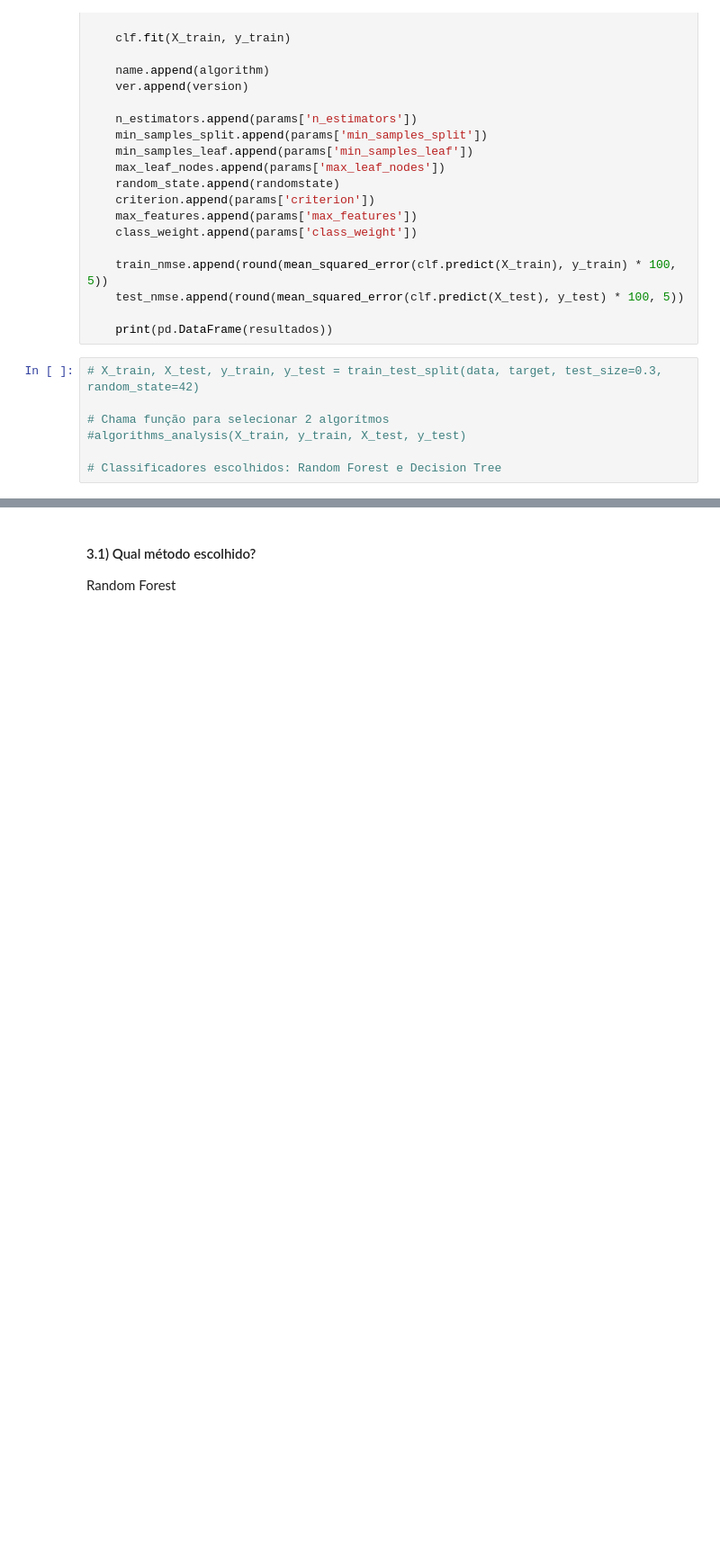
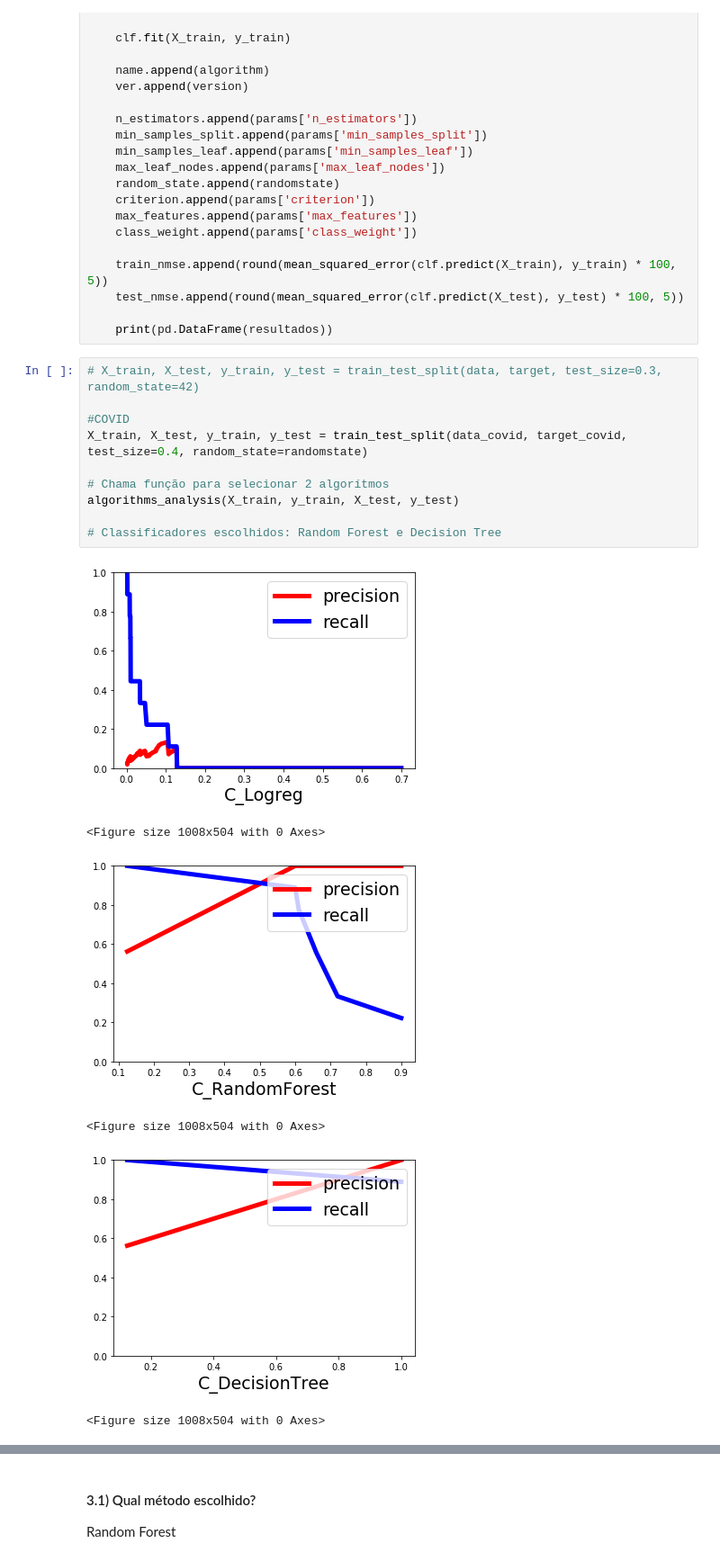
Before and after one commit to maxlataci/ia-cd, a Jupyter notebook: classificador_projeto_2/aed_projeto2.ipynb, the cells around one changed output, grey strips where cells are left out. Shown at 90% size. Drawn from its saved outputs; the diff is of its cells as text; blank space fills up the shorter version.

```diff
--- a/classificador_projeto_2/aed_projeto2.ipynb
+++ b/classificador_projeto_2/aed_projeto2.ipynb
@@ -396,7 +414,17 @@ def versoes(algorithm, version, X_train, y_train, X_test, y_test, params):
 # %%
 # X_train, X_test, y_train, y_test = train_test_split(data, target, test_size=0.3, random_state=42)
 
+#COVID
+X_train, X_test, y_train, y_test = train_test_split(data_covid, target_covid, test_size=0.4, random_state=randomstate)
+
 # Chama função para selecionar 2 algorítmos
-#algorithms_analysis(X_train, y_train, X_test, y_test)
+algorithms_analysis(X_train, y_train, X_test, y_test)
 
 # Classificadores escolhidos: Random Forest e Decision Tree
+# %% [output]
+[figure, added]
+<Figure size 1008x504 with 0 Axes>
+[figure, added]
+<Figure size 1008x504 with 0 Axes>
+[figure, added]
+<Figure size 1008x504 with 0 Axes>
```
Also changed, not shown: parts of 16 cells of this notebook.
